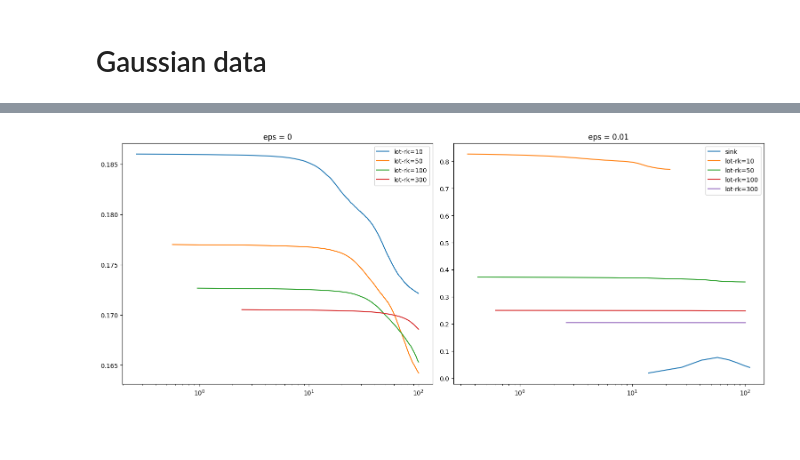
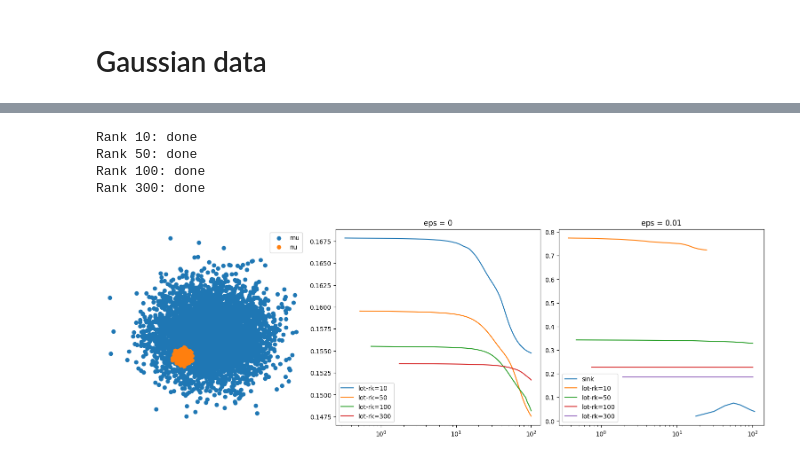
Before and after one commit to AuriantEmeric/OPT, a Jupyter notebook: result_reprod.ipynb, the cells around one changed output, grey strips where cells are left out. Cells and saved outputs as stored; diff of their text form; code cells hidden in the pictures; blank space fills up the shorter version.

```diff
--- a/result_reprod.ipynb
+++ b/result_reprod.ipynb
@@ -205,13 +168,13 @@ plt.show()
 # %%
 ## Compute the couplings obtained by LOT for multiple ranks
 P_LOT = []
-rank_list = [3, 10, 50, 100]
+rank_list = [1, 3, 50, 100]
 
 epsilon=0
 alpha=1e-10
 gamma=10
 max_iter=1000
-delta=1e-3
+delta=1e-4
 max_time=50
 max_iter_dykstra=10000
 delta_dykstra=1e-3
@@ -303,0 +208,19 @@ plt.show()
+# %%
+fig, axs = plt.subplots(2, 4, figsize=(10, 6), constrained_layout=True)
+
+axs[0, 0].plot(X, a)
+axs[0, 0].set_title("Source distribution")
+axs[1, 0].plot(Y, b)
+axs[1, 0].set_title("Target distribution")
+
+for i in range(1, 4):
+    axs[0, i].imshow(P_Sin[-i], interpolation="nearest", cmap="Greys", aspect="auto")
+    axs[0, i].set_title(f"eps = {epsilon_list[i-1]}")
+
+    axs[1, i].imshow(
+            P_LOT[i], interpolation="nearest", cmap="Greys", aspect="auto"
+        )
+    axs[1, i].set_title(f"r = {rank_list[i]}")
+
+plt.tight_layout()
+plt.show()
@@ -397,23 +305,59 @@ Rank 300: done
+# %%
+# Now for the un-penalized method
+epsilon = 0
+max_time=100
+cost_lot_sec = []
+times_lot_sec = []
+
+for rank in rank_list:
+    print(f"Rank {rank}:", end=" ")
+    _, cost, times, _, _, _ = lot.low_rank_ot_linear(
+        a, b, rank, C, C1, C2,
+        alpha=alpha,
+        epsilon=epsilon,
+        max_time=max_time,
+        gamma=gamma_0,
+        delta=delta,
+        max_iter_dykstra=max_iter_dykstra,
+        delta_dykstra=delta_dykstra,
+        lbd_dykstra=lbd_dykstra
+    )
+
+    cost_lot_sec.append(cost)
+    times_lot_sec.append(times)
+    print("done")
+# %% [output]
+Rank 10: done
+Rank 50: done
+Rank 100: done
+Rank 300: done
 # %%
-plt.figure(constrained_layout=True, figsize=(15, 6))
+plt.figure(constrained_layout=True, figsize=(15, 5))
 
-plt.subplot(121)
+plt.subplot(131)
+plt.scatter(X[:,0], X[:, 1], label='mu')
+plt.scatter(Y[:,0], Y[:, 1], label='nu')
+plt.legend(loc='best')
+plt.axis("off")
+
+plt.subplot(132)
 plt.title("eps = 0")
 for i in range(len(rank_list)):
     rank = rank_list[i]
     plt.plot(times_lot_sec[i], cost_lot_sec[i], label=f"lot-rk={rank}")
 plt.legend(loc="best")
 plt.semilogx()
 
-plt.subplot(122)
+plt.subplot(133)
 plt.title("eps = 0.01")
 plt.plot(times_sin, cost_sin, label="sink")
 for i in range(len(rank_list)):
     rank = rank_list[i]
     plt.plot(times_lot[i], cost_lot[i], label=f"lot-rk={rank}")
 plt.legend(loc="best")
 plt.semilogx()
 
+plt.savefig("result/time_evolution")
 plt.show()
 # %% [output]
-[figure, old version]
+[figure, new version]
```
Also changed, not shown: parts of 11 cells of this notebook, 1 other file.
